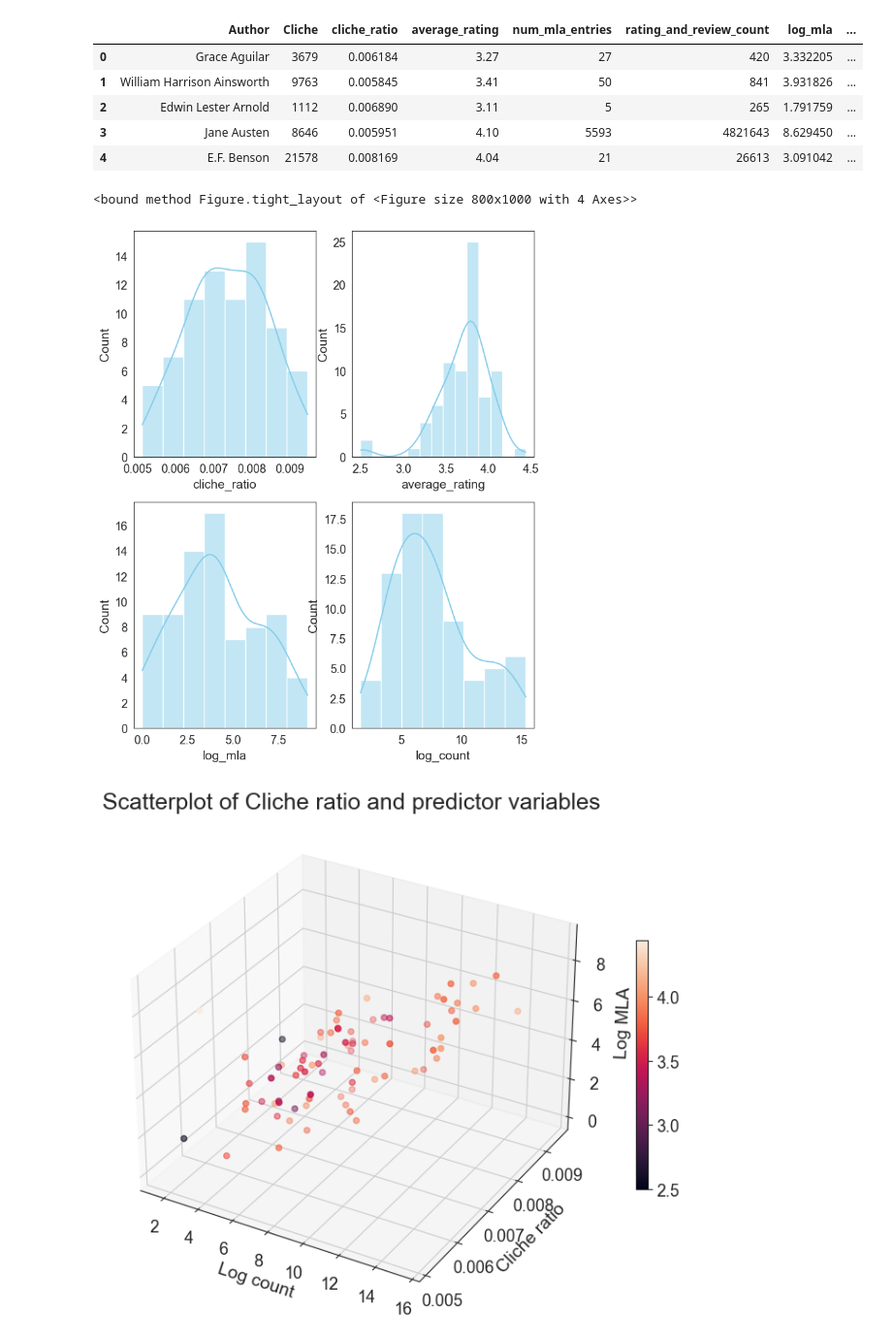
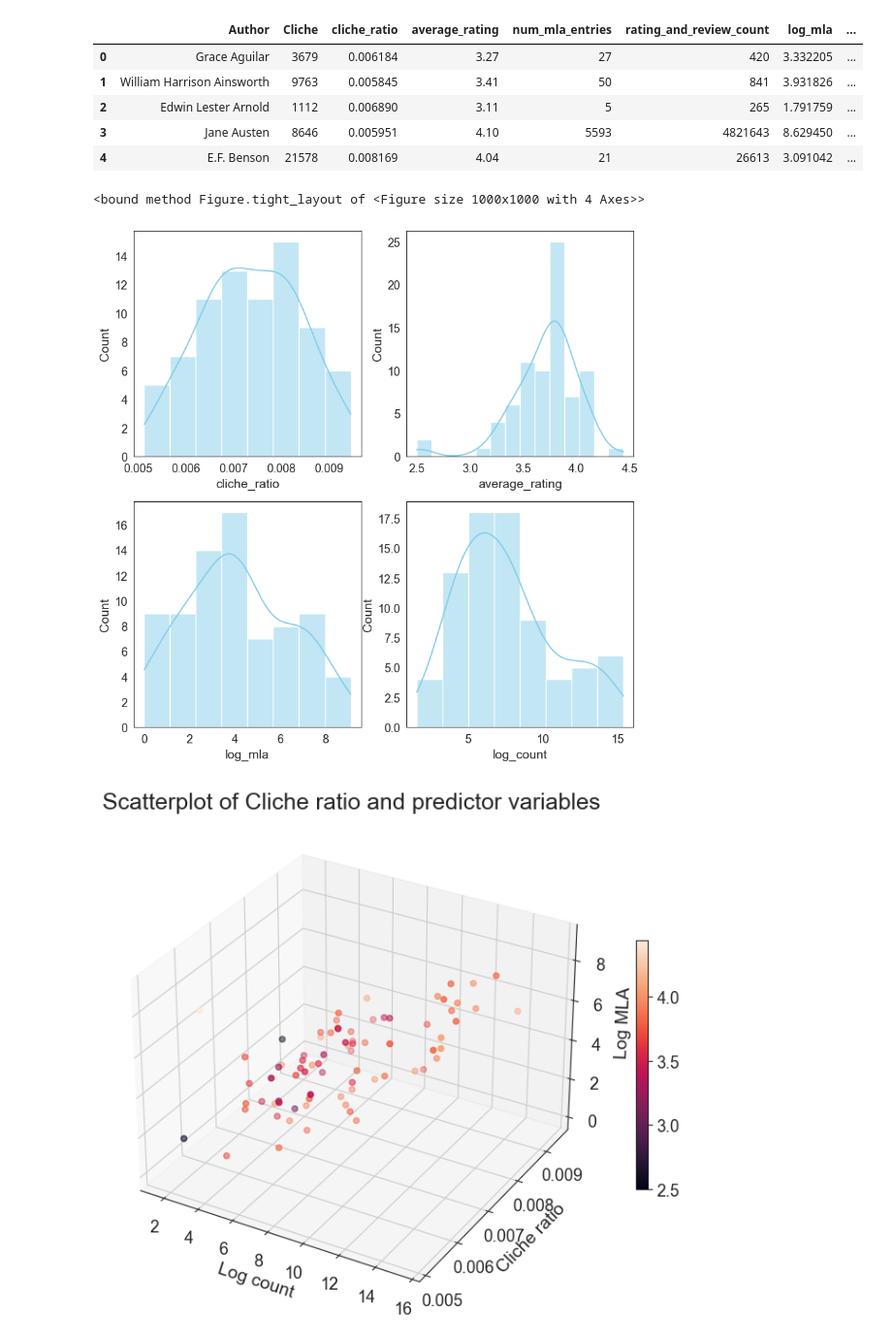
Before and after one commit to jenniferouyang/Cliches-and-19th-Century-English-Novelists, a Jupyter notebook: model.ipynb, the cells around one changed output. Shown at 97% size. Saved outputs shown, nothing was run; the diff lists cells and outputs as text; code cells hidden in the pictures.

```diff
--- a/model.ipynb
+++ b/model.ipynb
@@ -34,17 +34,17 @@ df.head()
 | 3 | Jane Austen | 8646 | 0.005951 | 4.10 | 5593 | 4821643 | 8.629450 | ... |
 | 4 | E.F. Benson | 21578 | 0.008169 | 4.04 | 21 | 26613 | 3.091042 | ... |
 # %%
-fig, axes = plt.subplots(2, 2, figsize = (8,10))
+fig, axes = plt.subplots(2, 2, figsize = (10,10))
 
 sns.histplot(data=df, x="cliche_ratio", kde=True,color="skyblue", ax=axes[0,0])
 sns.histplot(data=df, x="average_rating", kde=True, color="skyblue",ax=axes[0,1])
 sns.histplot(data=df, x="log_mla", kde=True, color="skyblue",ax=axes[1,0])
 sns.histplot(data=df, x="log_count", kde=True,color="skyblue", ax=axes[1,1])
 
 fig.tight_layout
 # %% [output]
-<bound method Figure.tight_layout of <Figure size 800x1000 with 4 Axes>>
+<bound method Figure.tight_layout of <Figure size 1000x1000 with 4 Axes>>
-[figure, old version]
+[figure, new version]
 # %%
 # Creating dataset
 z = df["log_mla"]
```
